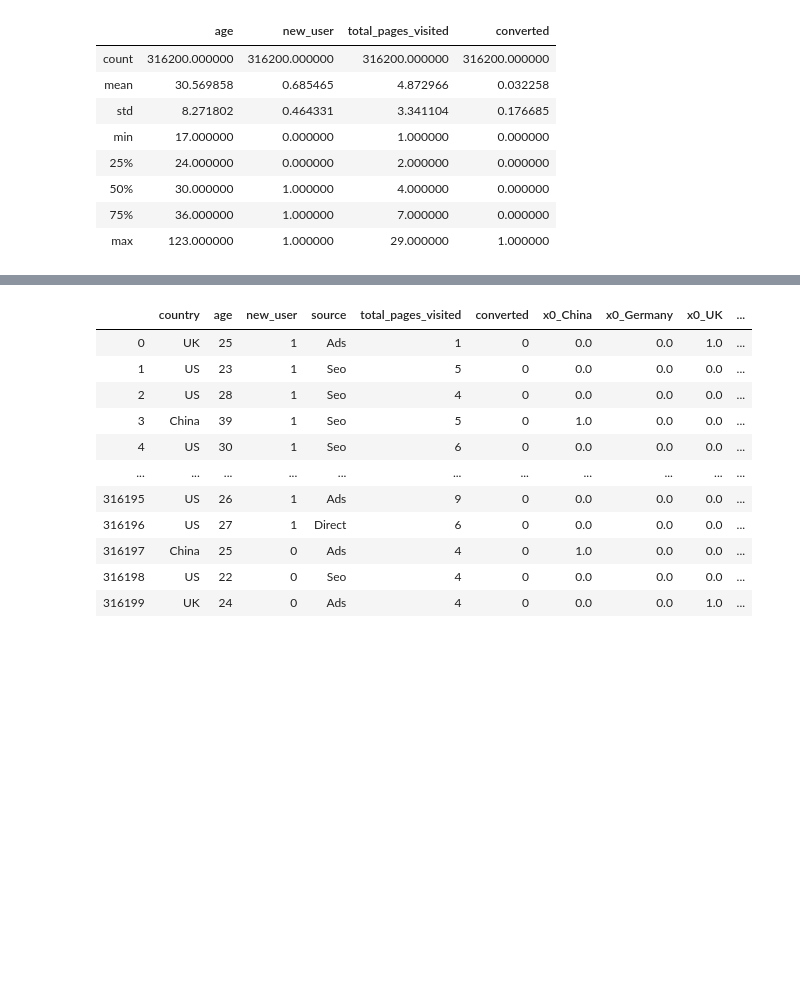
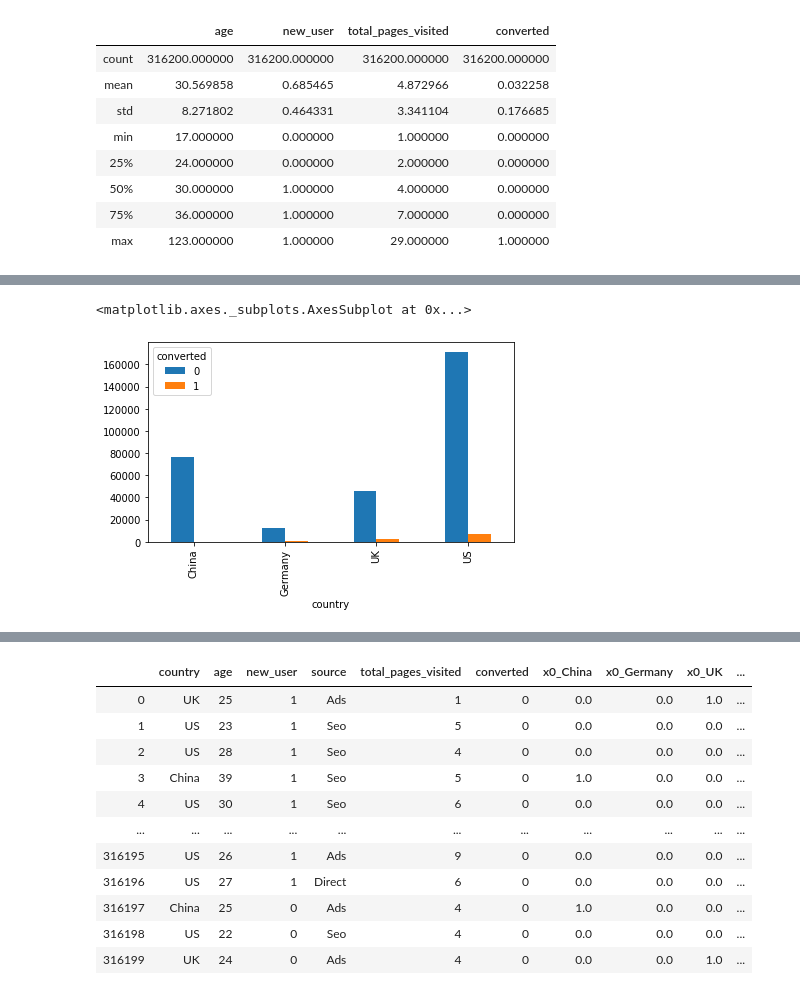
Before and after one commit to Daihongchen/conversion_project_classification, a Jupyter notebook: conversion_prediction.ipynb, the cells around one changed output, grey strips where cells are left out. Drawn from its saved outputs; the diff is of its cells as text; code cells hidden in the pictures; blank space fills up the shorter version.

```diff
--- a/conversion_prediction.ipynb
+++ b/conversion_prediction.ipynb
@@ -74,0 +72,5 @@ plt.hist(df['new_user'])
+# %%
+pd.crosstab(df['country'], df['converted']).plot.bar()
+# %% [output]
+<matplotlib.axes._subplots.AxesSubplot at 0x...>
+[figure, added]
```
Also changed, not shown: parts of 20 cells of this notebook.
